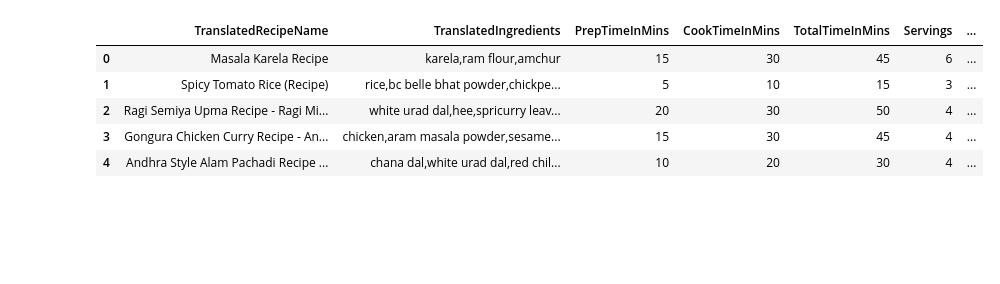
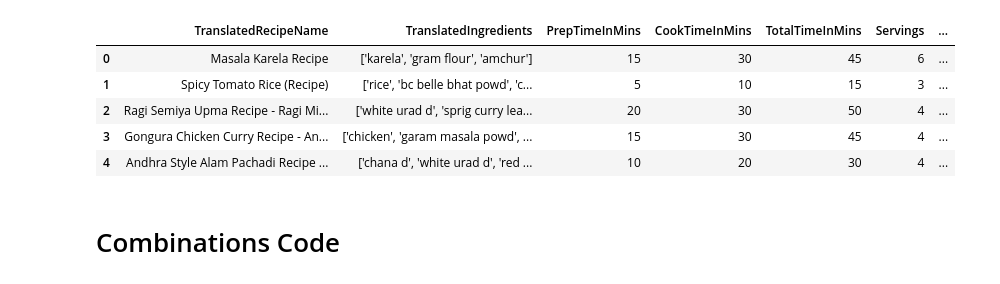
Before and after one commit to UtkarshBagaria/Recipe_Recommender, a Jupyter notebook: Combinatrics.ipynb, the cells around one changed output. Cells and saved outputs as stored; diff of their text form; code cells hidden in the pictures; blank space fills up the shorter version.

```diff
--- a/Combinatrics.ipynb
+++ b/Combinatrics.ipynb
@@ -1,14 +1,16 @@
 # %%
 import pandas as pd
-df1=pd.read_csv('Working_file.csv')
+df1=pd.read_csv('Working_file11.csv')
 df1.head()
 # %% [output]
 |  | TranslatedRecipeName | TranslatedIngredients | PrepTimeInMins | CookTimeInMins | TotalTimeInMins | Servings | ... |
-| 0 | Masala Karela Recipe | karela,ram flour,amchur | 15 | 30 | 45 | 6 | ... |
-| 1 | Spicy Tomato Rice (Recipe) | rice,bc belle bhat powder,chickpe... | 5 | 10 | 15 | 3 | ... |
-| 2 | Ragi Semiya Upma Recipe - Ragi Mi... | white urad dal,hee,spricurry leav... | 20 | 30 | 50 | 4 | ... |
-| 3 | Gongura Chicken Curry Recipe - An... | chicken,aram masala powder,sesame... | 15 | 30 | 45 | 4 | ... |
-| 4 | Andhra Style Alam Pachadi Recipe ... | chana dal,white urad dal,red chil... | 10 | 20 | 30 | 4 | ... |
+| 0 | Masala Karela Recipe | ['karela', 'gram flour', 'amchur'] | 15 | 30 | 45 | 6 | ... |
+| 1 | Spicy Tomato Rice (Recipe) | ['rice', 'bc belle bhat powd', 'c... | 5 | 10 | 15 | 3 | ... |
+| 2 | Ragi Semiya Upma Recipe - Ragi Mi... | ['white urad d', 'sprig curry lea... | 20 | 30 | 50 | 4 | ... |
+| 3 | Gongura Chicken Curry Recipe - An... | ['chicken', 'garam masala powd', ... | 15 | 30 | 45 | 4 | ... |
+| 4 | Andhra Style Alam Pachadi Recipe ... | ['chana d', 'white urad d', 'red ... | 10 | 20 | 30 | 4 | ... |
+# %% [markdown]
+# Combinations Code
 # %%
 import re
 for index,data in df1['TranslatedInstructions'].iteritems():
```
Also changed, not shown: parts of 11 cells of this notebook, 6 other files.
